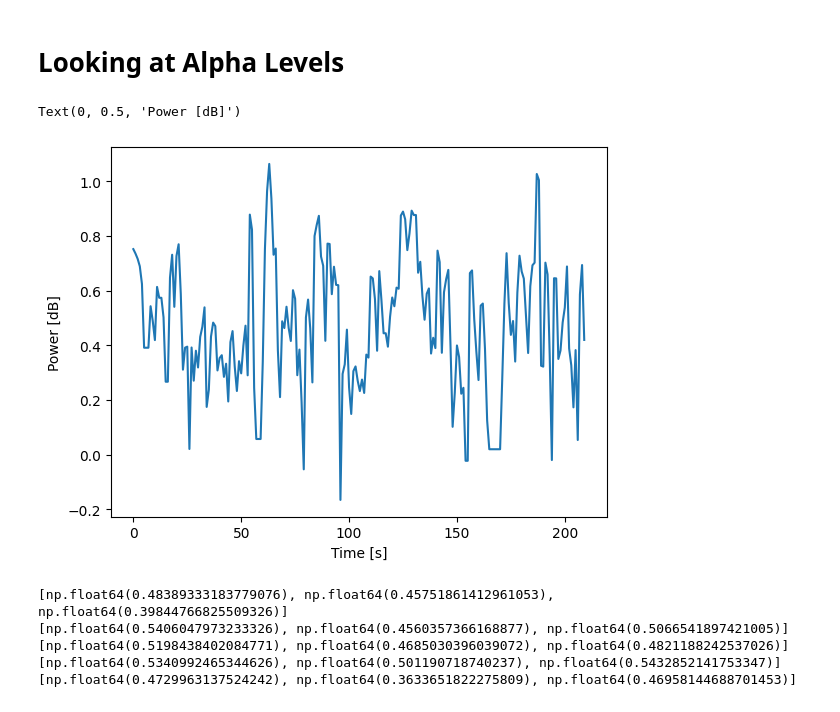
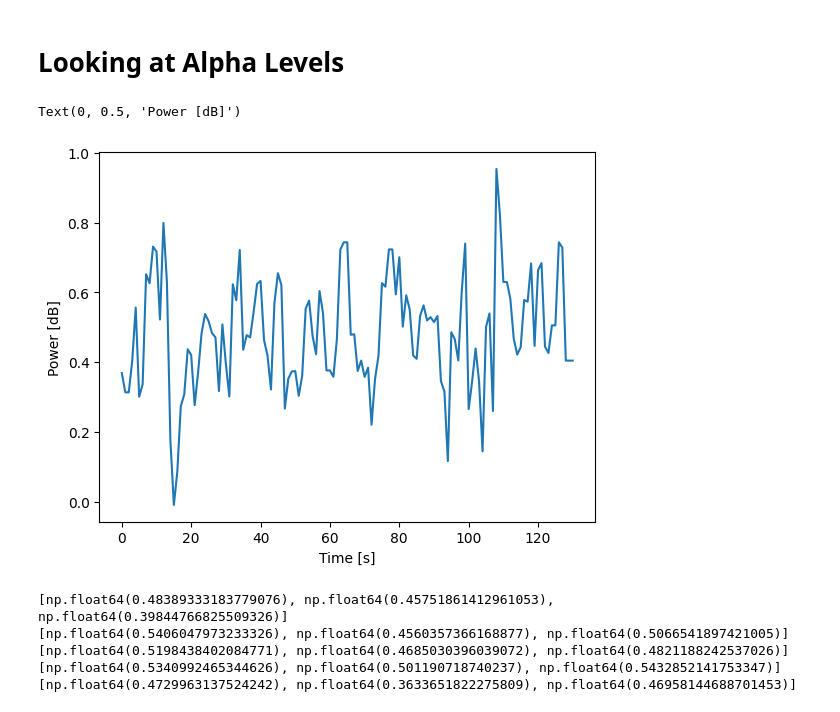
Before and after one commit to aaronjuma/EEGMario, a Jupyter notebook: Analysis/analysis.ipynb, the cells around one changed output. Drawn from its saved outputs; the diff is of its cells as text; code cells hidden in the pictures.

```diff
--- a/Analysis/analysis.ipynb
+++ b/Analysis/analysis.ipynb
@@ -319,12 +319,12 @@ for i in range(1,4):
     alpha_hard.append(process_and_average(hard[i-1], "alpha", "b"))
     alpha_extreme.append(process_and_average(extreme[i-1], "alpha", "b"))
 # %%
-plt.plot(alpha_control[0])
+plt.plot(alpha_extreme[0])
 plt.xlabel("Time [s]")
 plt.ylabel("Power [dB]")
 # %% [output]
 Text(0, 0.5, 'Power [dB]')
-[figure, old version]
+[figure, new version]
 # %%
 alpha_avg_control = []
 alpha_avg_easy = []
```
Also changed, not shown: parts of 4 cells of this notebook.
